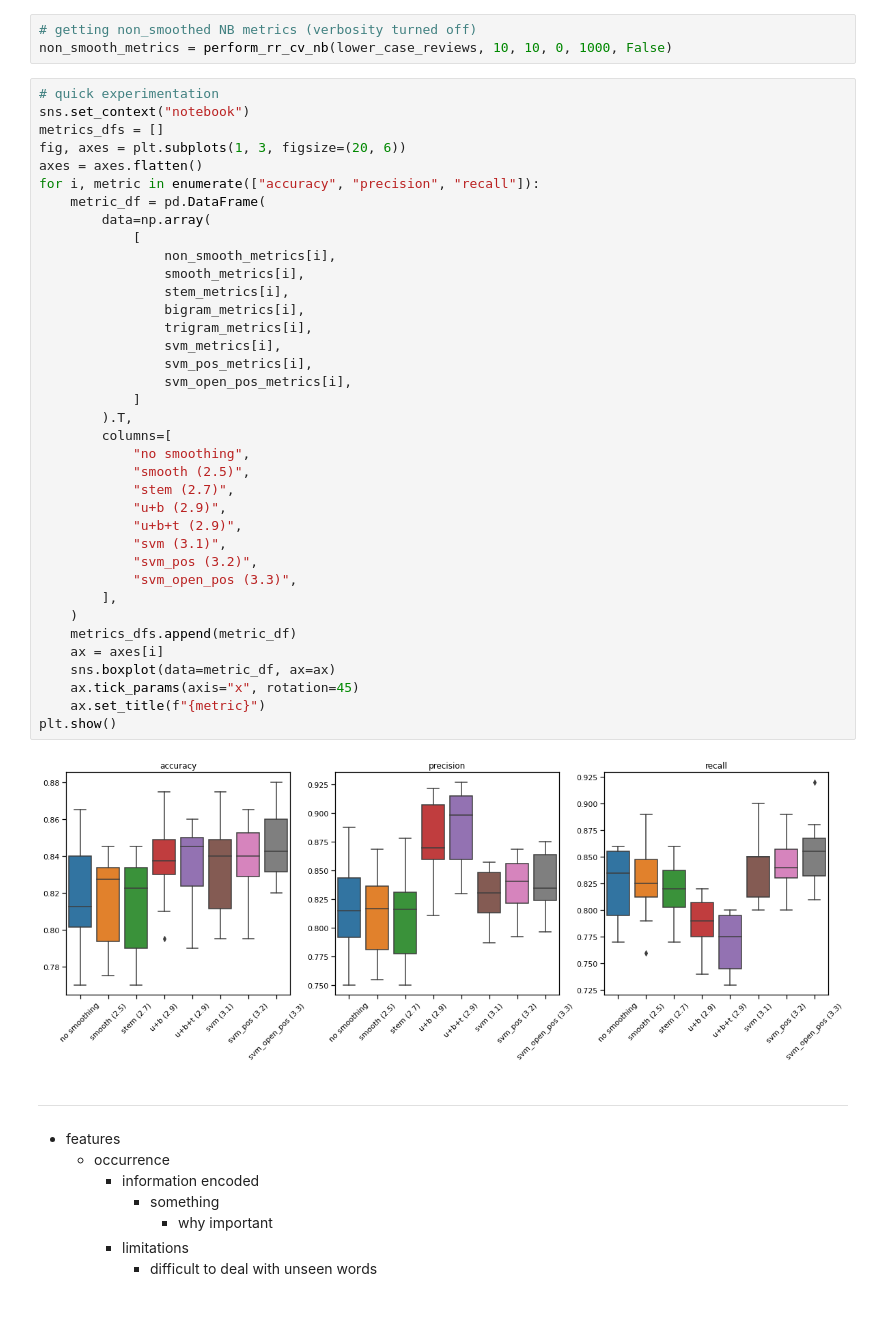
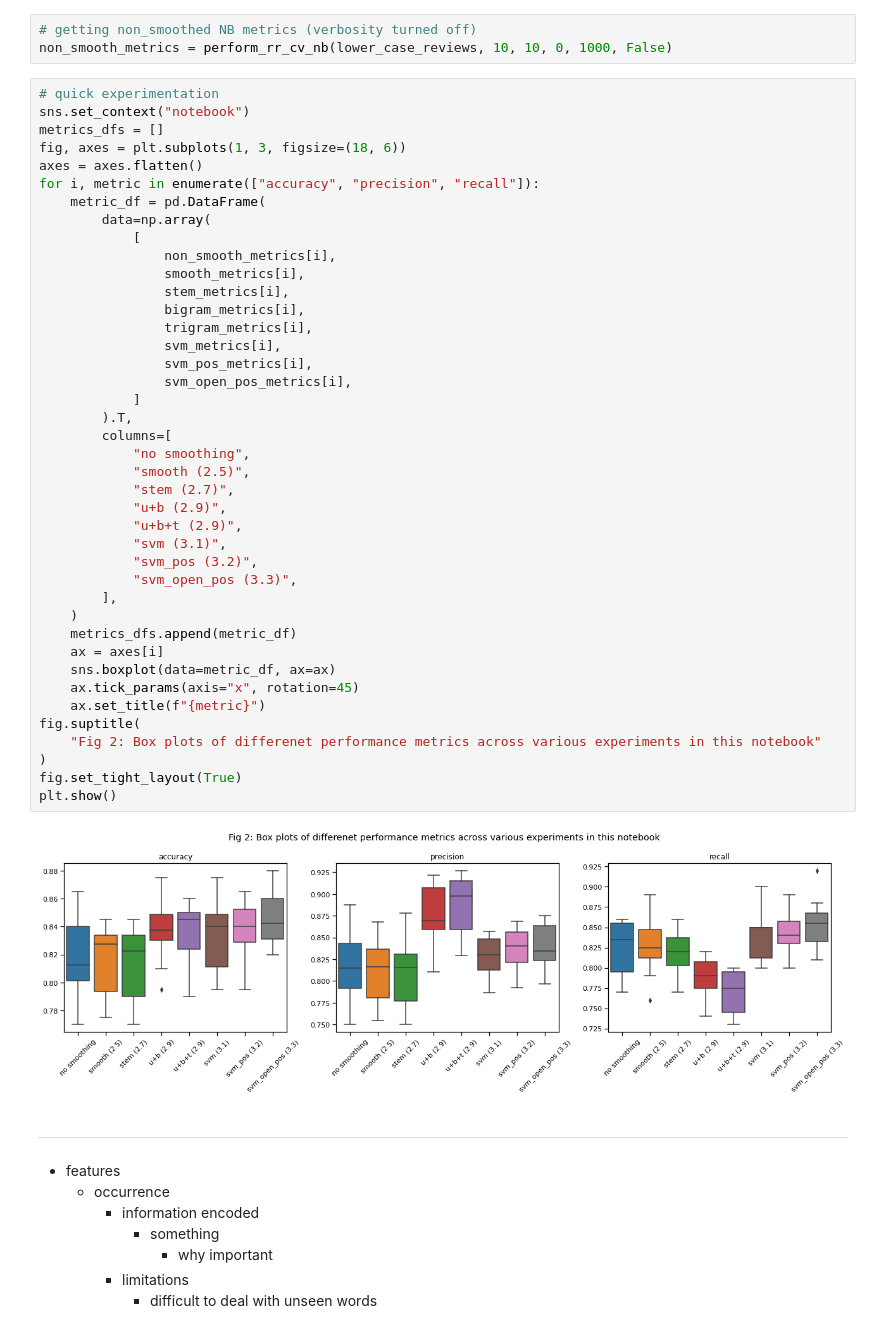
Before and after one commit to thesofakillers/nlp1-labs, a Jupyter notebook: practical1/practical1.ipynb, the cells around one changed output. Saved outputs shown, nothing was run; the diff lists cells and outputs as text.

Commit message:
update plots

```diff
--- a/practical1/practical1.ipynb
+++ b/practical1/practical1.ipynb
@@ -1635,41 +1636,45 @@ non_smooth_metrics = perform_rr_cv_nb(lower_case_reviews, 10, 10, 0, 1000, False
 # quick experimentation
 sns.set_context("notebook")
 metrics_dfs = []
-fig, axes = plt.subplots(1, 3, figsize=(20, 6))
+fig, axes = plt.subplots(1, 3, figsize=(18, 6))
 axes = axes.flatten()
 for i, metric in enumerate(["accuracy", "precision", "recall"]):
     metric_df = pd.DataFrame(
         data=np.array(
             [
                 non_smooth_metrics[i],
                 smooth_metrics[i],
                 stem_metrics[i],
                 bigram_metrics[i],
                 trigram_metrics[i],
                 svm_metrics[i],
                 svm_pos_metrics[i],
                 svm_open_pos_metrics[i],
             ]
         ).T,
         columns=[
             "no smoothing",
             "smooth (2.5)",
             "stem (2.7)",
             "u+b (2.9)",
             "u+b+t (2.9)",
             "svm (3.1)",
             "svm_pos (3.2)",
             "svm_open_pos (3.3)",
         ],
     )
     metrics_dfs.append(metric_df)
     ax = axes[i]
     sns.boxplot(data=metric_df, ax=ax)
     ax.tick_params(axis="x", rotation=45)
     ax.set_title(f"{metric}")
+fig.suptitle(
+    "Fig 2: Box plots of differenet performance metrics across various experiments in this notebook"
+)
+fig.set_tight_layout(True)
 plt.show()
 # %% [output]
-[figure, old version]
+[figure, new version]
 # %% [markdown]
 ---
 
```
Also changed, not shown: parts of 1 cell of this notebook.
